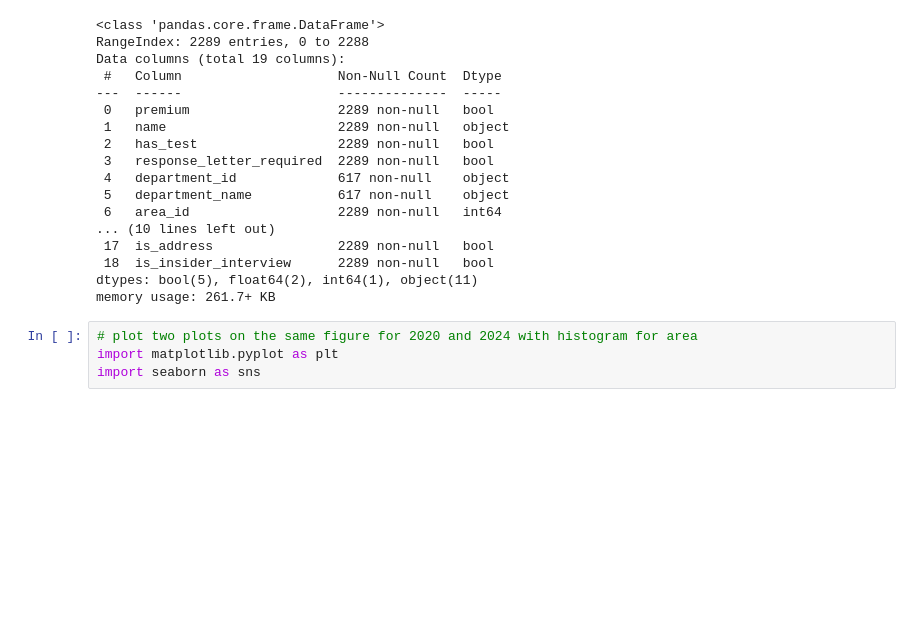
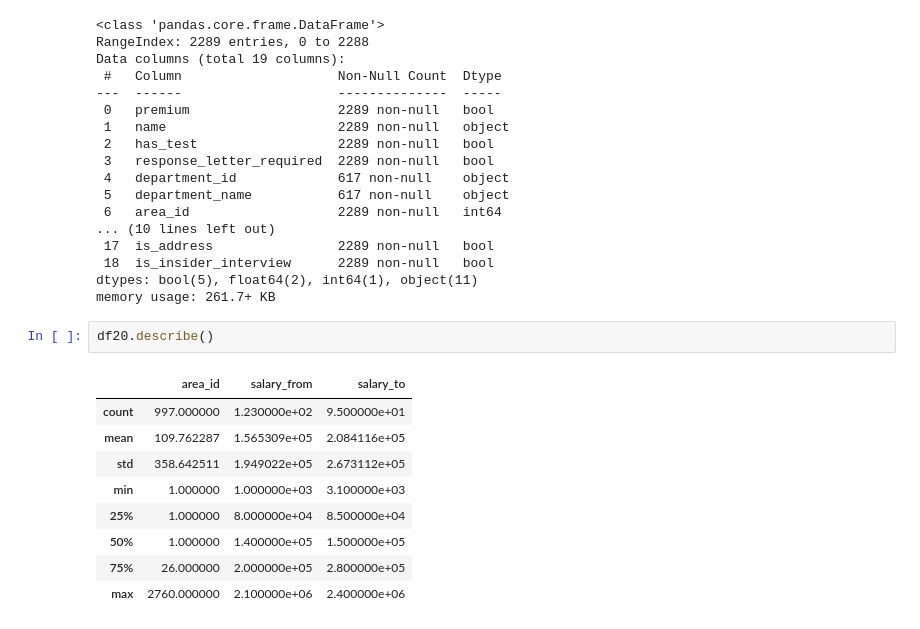
Before and after one commit to sashhhaka/HH-VacancyAnalysis, a Jupyter notebook: exploring.ipynb, the cells around one changed output. Drawn from its saved outputs; the diff is of its cells as text; blank space fills up the shorter version.

```diff
--- a/exploring.ipynb
+++ b/exploring.ipynb
@@ -60,7 +71,15 @@ Data columns (total 19 columns):
  18  is_insider_interview      2289 non-null   bool
 dtypes: bool(5), float64(2), int64(1), object(11)
 memory usage: 261.7+ KB
-# %%
-# plot two plots on the same figure for 2020 and 2024 with histogram for area
-import matplotlib.pyplot as plt
-import seaborn as sns
+# %%
+df20.describe()
+# %% [output]
+|  | area_id | salary_from | salary_to |
+| count | 997.000000 | 1.230000e+02 | 9.500000e+01 |
+| mean | 109.762287 | 1.565309e+05 | 2.084116e+05 |
+| std | 358.642511 | 1.949022e+05 | 2.673112e+05 |
+| min | 1.000000 | 1.000000e+03 | 3.100000e+03 |
+| 25% | 1.000000 | 8.000000e+04 | 8.500000e+04 |
+| 50% | 1.000000 | 1.400000e+05 | 1.500000e+05 |
+| 75% | 26.000000 | 2.000000e+05 | 2.800000e+05 |
+| max | 2760.000000 | 2.100000e+06 | 2.400000e+06 |
```
Also changed, not shown: parts of 23 cells of this notebook.
